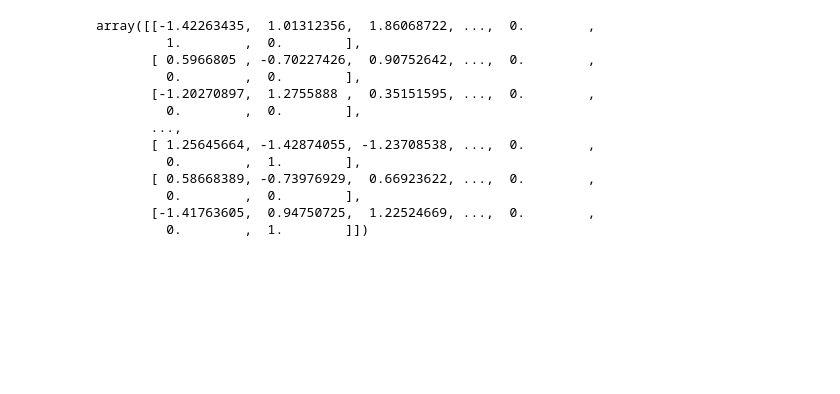
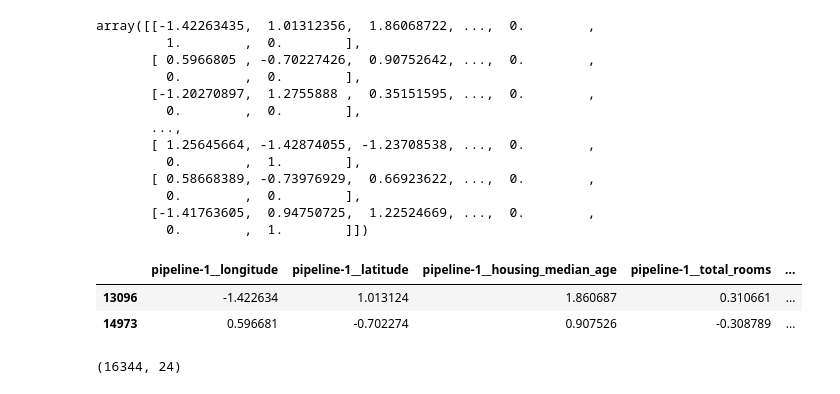
Before and after one commit to Sourav557/Sourav557-Hands-On-Machine-Learning-Third-Edition, a Jupyter notebook: Chapter2/example1.ipynb, the cells around one changed output. Saved outputs shown, nothing was run; the diff lists cells and outputs as text; code cells hidden in the pictures; blank space fills up the shorter version.

```diff
--- a/Chapter2/example1.ipynb
+++ b/Chapter2/example1.ipynb
@@ -593,3 +593,14 @@ array([[-1.42263435,  1.01312356,  1.86068722, ...,  0.        ,
          0.        ,  0.        ],
        [-1.41763605,  0.94750725,  1.22524669, ...,  0.        ,
          0.        ,  1.        ]])
+# %%
+# extra code – shows that we can get a DataFrame out if we want
+housing_prepared_fr = pd.DataFrame(
+    housing_prepared,
+    columns=preprocessing.get_feature_names_out(),
+    index=housing.index)
+housing_prepared_fr.head(2)
+# %% [output]
+|  | pipeline-1__longitude | pipeline-1__latitude | pipeline-1__housing_median_age | pipeline-1__total_rooms | ... |
+| 13096 | -1.422634 | 1.013124 | 1.860687 | 0.310661 | ... |
+| 14973 | 0.596681 | -0.702274 | 0.907526 | -0.308789 | ... |
@@ -595,0 +637,5 @@ array([[-1.42263435,  1.01312356,  1.86068722, ...,  0.        ,
+# %%
+housing_prepared = preprocessing.fit_transform(housing)
+housing_prepared.shape
+# %% [output]
+(16344, 24)
```
Also changed, not shown: parts of 2 cells of this notebook.
